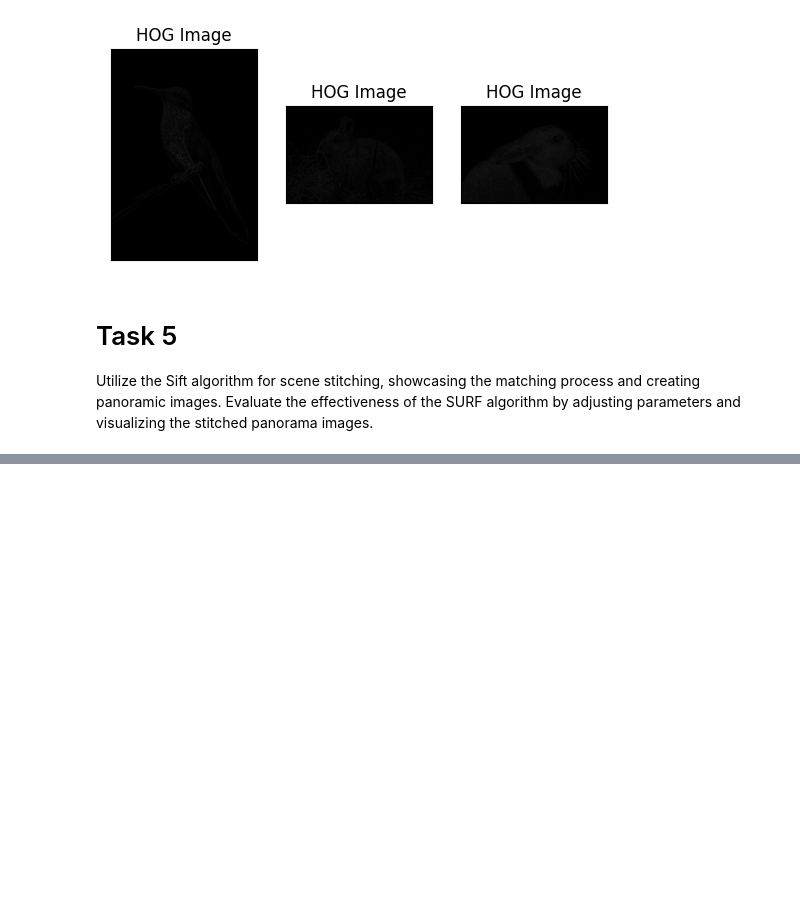
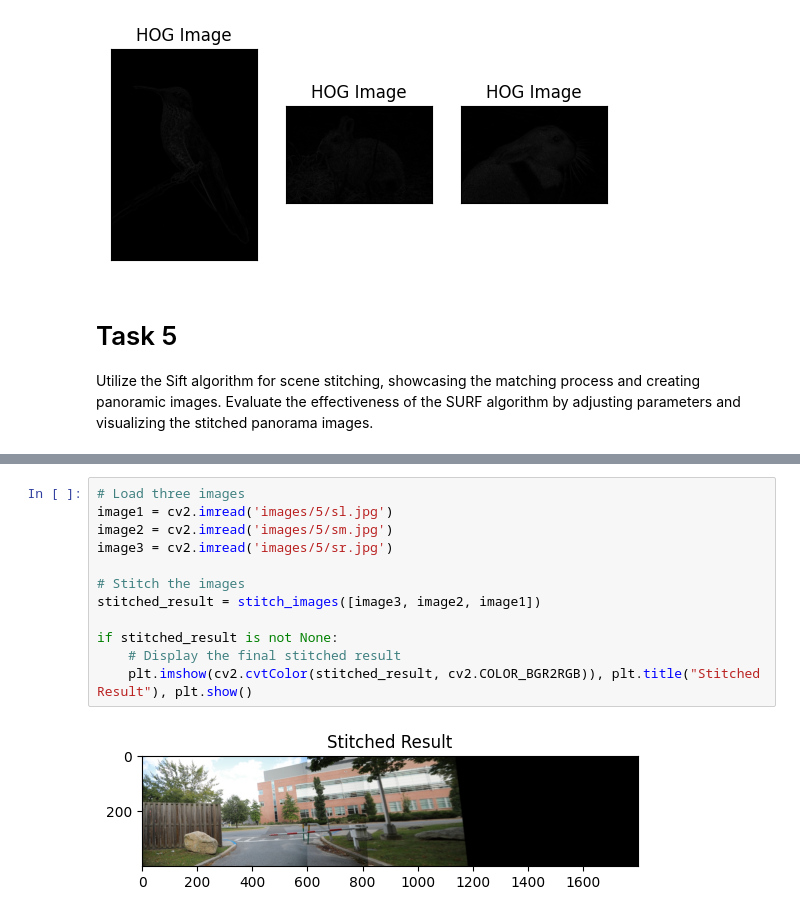
Before and after one commit to DevNerds2020/Computer_Vision, a Jupyter notebook: ComputerVision-algorithms/HomeWork2.ipynb, the cells around one changed output, grey strips where cells are left out. Cells and saved outputs as stored; diff of their text form; blank space fills up the shorter version.

```diff
--- a/ComputerVision-algorithms/HomeWork2.ipynb
+++ b/ComputerVision-algorithms/HomeWork2.ipynb
@@ -228,0 +169,14 @@ error: OpenCV(4.8.1) D:\a\opencv-python\opencv-python\opencv\modules\imgproc\src
+# %%
+# Load three images
+image1 = cv2.imread('images/5/sl.jpg')
+image2 = cv2.imread('images/5/sm.jpg')
+image3 = cv2.imread('images/5/sr.jpg')
+
+# Stitch the images
+stitched_result = stitch_images([image3, image2, image1])
+
+if stitched_result is not None:
+    # Display the final stitched result
+    plt.imshow(cv2.cvtColor(stitched_result, cv2.COLOR_BGR2RGB)), plt.title("Stitched Result"), plt.show()
+# %% [output]
+[figure, added]
```
Also changed, not shown: parts of 5 cells of this notebook, 1 other file.
